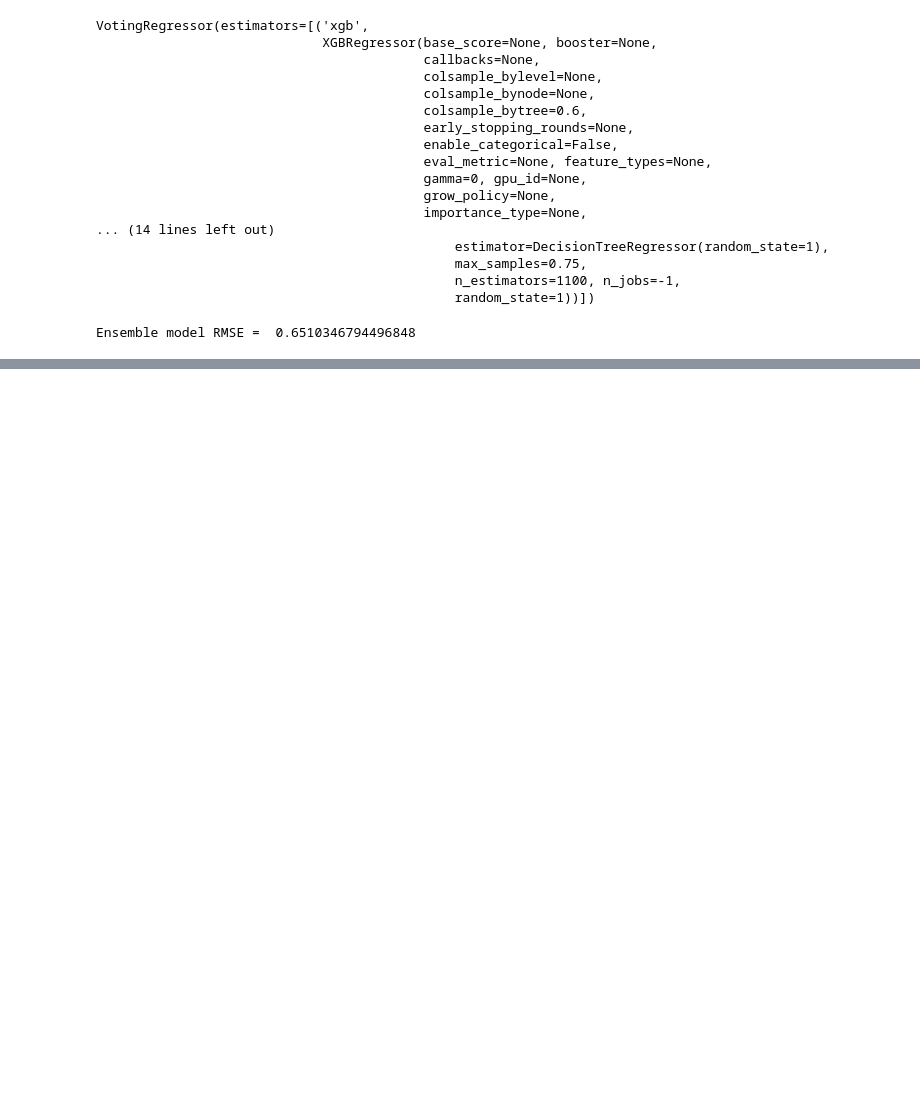
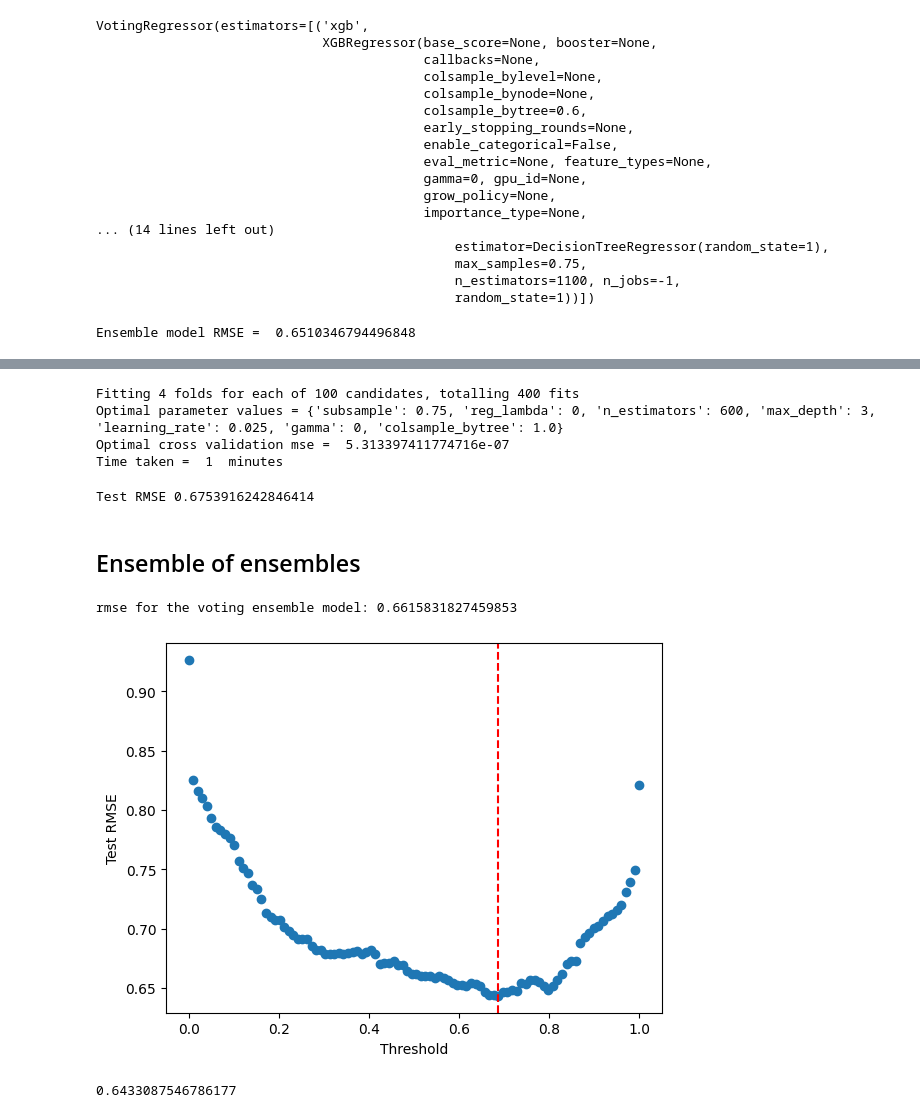
Before and after one commit to notlilawells/Saturn-303-3, a Jupyter notebook: ensemble_model.ipynb, the cells around one changed output, grey strips where cells are left out. Saved outputs shown, nothing was run; the diff lists cells and outputs as text; code cells hidden in the pictures; blank space fills up the shorter version.

```diff
--- a/ensemble_model.ipynb
+++ b/ensemble_model.ipynb
@@ -112,0 +304,62 @@ Ensemble model RMSE =  0.6510346794496848
+# %%
+# xgboost
+start_time = time.time()
+param_grid = {'max_depth': [3, 4, 5, 6],
+              'learning_rate': [0.008, 0.01, 0.025, 0.05],
+              'reg_lambda':[0, 1, 5],
+              'n_estimators':[500, 600, 800, 1000],
+              'gamma': [0, 3, 5, 10],
+              'subsample': [0.5, 0.75, 1.0],
+              'colsample_bytree': [0.5, 0.75, 1.0]}
+
+cv = KFold(n_splits = 4, shuffle = True, random_state=1)
+optimal_params = RandomizedSearchCV(estimator= XGBRegressor(random_state=1),
+                                    param_distributions = param_grid, n_iter = 100,
+                                    scoring = 'neg_mean_squared_error',
+                                    n_jobs=-1, verbose = 1, cv = cv)
+optimal_params.fit(train_df,y_train)
+print("Optimal parameter values =", optimal_params.best_params_)
+print("Optimal cross validation mse = ", -optimal_params.best_score_)
+print("Time taken = ", round((time.time()-start_time)/60), " minutes")
+# %% [output]
+Fitting 4 folds for each of 100 candidates, totalling 400 fits
+Optimal parameter values = {'subsample': 0.75, 'reg_lambda': 0, 'n_estimators': 600, 'max_depth': 3, 'learning_rate': 0.025, 'gamma': 0, 'colsample_bytree': 1.0}
+Optimal cross validation mse =  5.313397411774716e-07
+Time taken =  1  minutes
+# %%
+xgb_model = XGBRegressor(subsample = 0.75, reg_lambda = 0, n_estimators = 600,
+                         max_depth = 3, learning_rate = 0.025, gamma = 0,
+                         colsample_bytree = 1, random_state = 1).fit(train_df, y_train)
+print('Test RMSE', np.sqrt(mean_squared_error(y_test, np.around(xgb_model.predict(test_df)))))
+# %% [output]
+Test RMSE 0.6753916242846414
+# %% [markdown]
+## Ensemble of ensembles
+# %%
+pred = (linreg.predict(test_df) + lasso.predict(test_df) + rf_model.predict(test_df)
+        + mars_model.predict(test_df) + xgb_model.predict(test_df))/5
+print('rmse for the voting ensemble model:', np.sqrt(mean_squared_error(y_test, np.around(pred))))
+# %% [output]
+rmse for the voting ensemble model: 0.6615831827459853
+# %%
+p = np.linspace(0, 1, 100)
+rmses = []
+for i in p:
+  base = np.floor(pred)
+  diff = pred - base
+  # cast to a list
+  new_pred = base + np.array([int(x == True) for x in (diff > i)])
+  rmse = np.sqrt(mean_squared_error(y_test, np.around(new_pred)))
+  rmses.append(rmse)
+# %%
+plt.scatter(p, rmses)
+plt.axvline(p[np.array(rmses).argmin()], ls = '--', c = 'r')
+plt.xlabel('Threshold')
+plt.ylabel('Test RMSE');
+# %% [output]
+[figure, added]
+# %%
+# best test rmse after tunning the threshold
+np.array(rmses).min()
+# %% [output]
+0.6433087546786177
```
Also changed, not shown: parts of 27 cells of this notebook.
